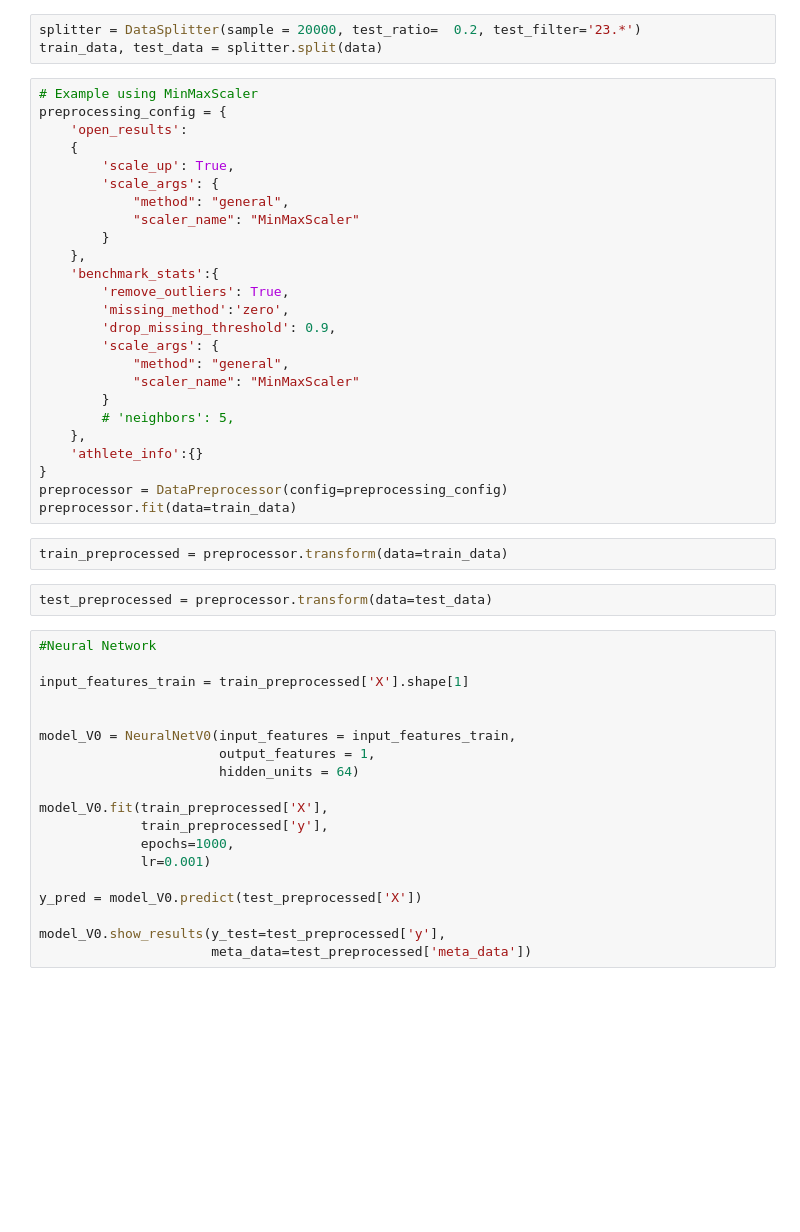
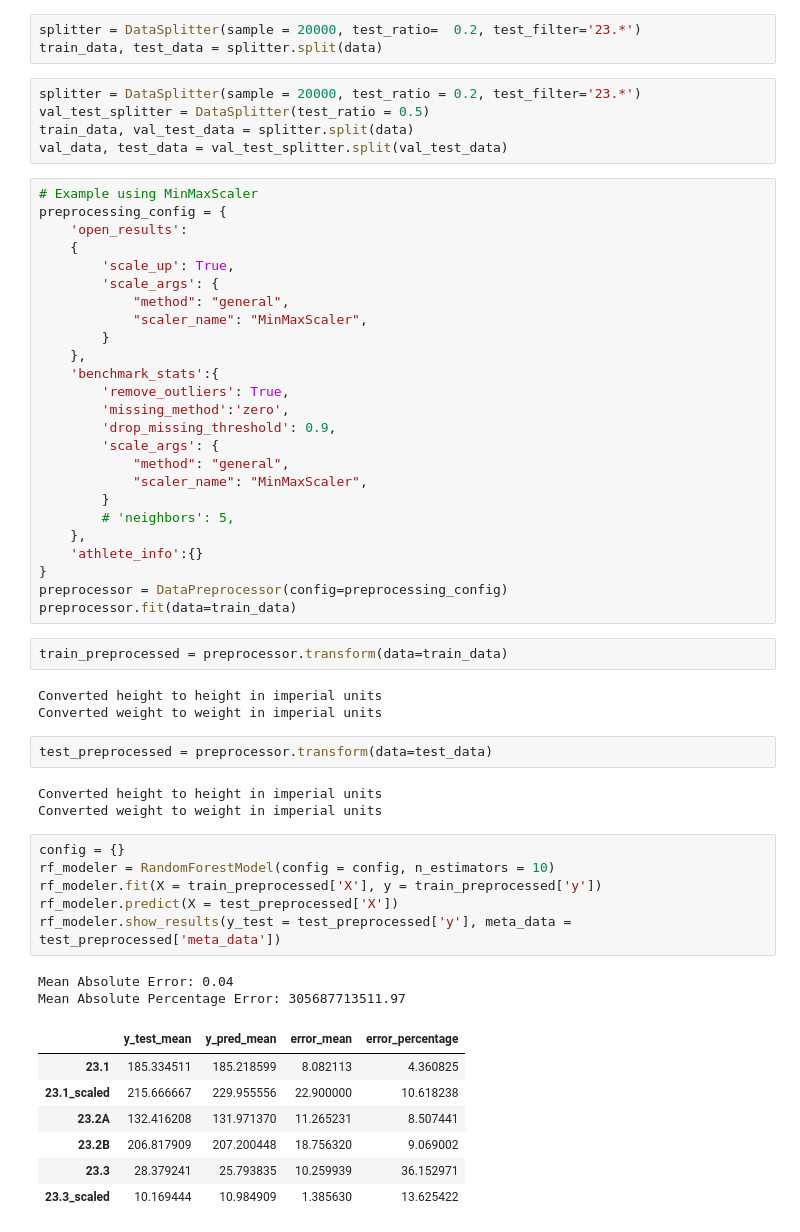
Before and after one commit to hassannaveed1997/WOD-prediction, a Jupyter notebook: examples/example_pipeline.ipynb, the cells around one changed output. Saved outputs shown, nothing was run; the diff lists cells and outputs as text; blank space fills up the shorter version.

```diff
--- a/examples/example_pipeline.ipynb
+++ b/examples/example_pipeline.ipynb
@@ -14,6 +14,11 @@ data = loader.load()
 # %%
 splitter = DataSplitter(sample = 20000, test_ratio=  0.2, test_filter='23.*')
 train_data, test_data = splitter.split(data)
+# %%
+splitter = DataSplitter(sample = 20000, test_ratio = 0.2, test_filter='23.*')
+val_test_splitter = DataSplitter(test_ratio = 0.5)
+train_data, val_test_data = splitter.split(data)
+val_data, test_data = val_test_splitter.split(val_test_data)
 # %%
 # Example using MinMaxScaler
 preprocessing_config = {
@@ -22,7 +27,7 @@ preprocessing_config = {
         'scale_up': True,
         'scale_args': {
             "method": "general",
-            "scaler_name": "MinMaxScaler"
+            "scaler_name": "MinMaxScaler",
         }
     },
     'benchmark_stats':{
@@ -31,7 +36,7 @@ preprocessing_config = {
         'drop_missing_threshold': 0.9,
         'scale_args': {
             "method": "general",
-            "scaler_name": "MinMaxScaler"
+            "scaler_name": "MinMaxScaler",
         }
         # 'neighbors': 5,
     },
@@ -41,24 +46,27 @@ preprocessor = DataPreprocessor(config=preprocessing_config)
 preprocessor.fit(data=train_data)
 # %%
 train_preprocessed = preprocessor.transform(data=train_data)
+# %% [output]
+Converted height to height in imperial units
+Converted weight to weight in imperial units
 # %%
 test_preprocessed = preprocessor.transform(data=test_data)
+# %% [output]
+Converted height to height in imperial units
+Converted weight to weight in imperial units
-# %%
-#Neural Network
-
-input_features_train = train_preprocessed['X'].shape[1]
-
-
-model_V0 = NeuralNetV0(input_features = input_features_train,
-                       output_features = 1,
-                       hidden_units = 64)
-
-model_V0.fit(train_preprocessed['X'],
-             train_preprocessed['y'],
-             epochs=1000,
-             lr=0.001)
-
-y_pred = model_V0.predict(test_preprocessed['X'])
-
-model_V0.show_results(y_test=test_preprocessed['y'],
-                      meta_data=test_preprocessed['meta_data'])
+# %%
+config = {}
+rf_modeler = RandomForestModel(config = config, n_estimators = 10)
+rf_modeler.fit(X = train_preprocessed['X'], y = train_preprocessed['y'])
+rf_modeler.predict(X = test_preprocessed['X'])
+rf_modeler.show_results(y_test = test_preprocessed['y'], meta_data = test_preprocessed['meta_data'])
+# %% [output]
+Mean Absolute Error: 0.04
+Mean Absolute Percentage Error: 305687713511.97
+|  | y_test_mean | y_pred_mean | error_mean | error_percentage |
+| 23.1 | 185.334511 | 185.218599 | 8.082113 | 4.360825 |
+| 23.1_scaled | 215.666667 | 229.955556 | 22.900000 | 10.618238 |
+| 23.2A | 132.416208 | 131.971370 | 11.265231 | 8.507441 |
+| 23.2B | 206.817909 | 207.200448 | 18.756320 | 9.069002 |
+| 23.3 | 28.379241 | 25.793835 | 10.259939 | 36.152971 |
+| 23.3_scaled | 10.169444 | 10.984909 | 1.385630 | 13.625422 |
```
Also changed, not shown: parts of 2 cells of this notebook, 1 other file.
